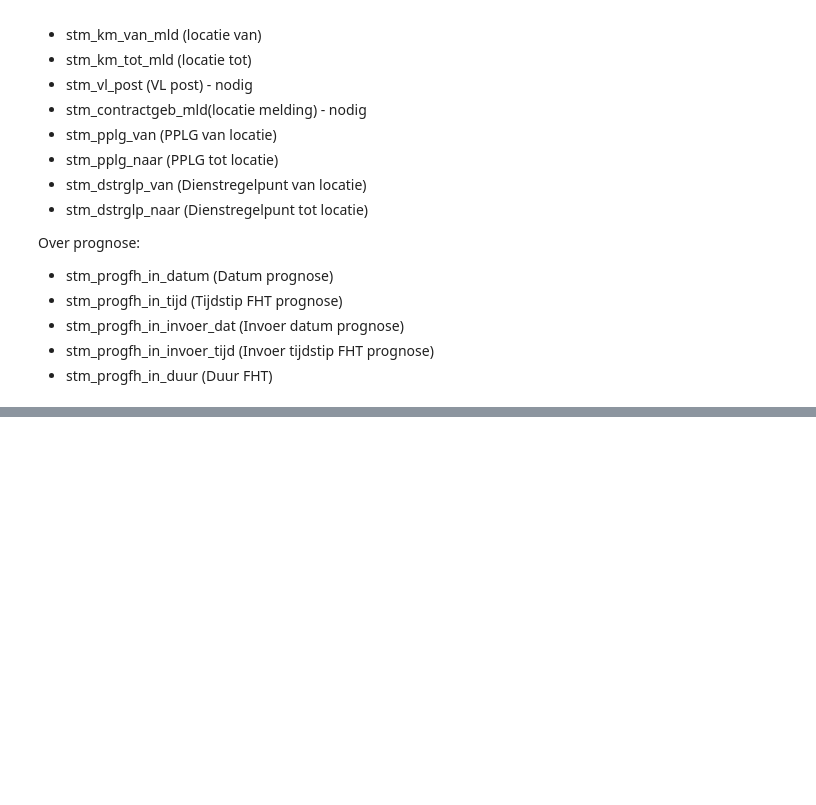
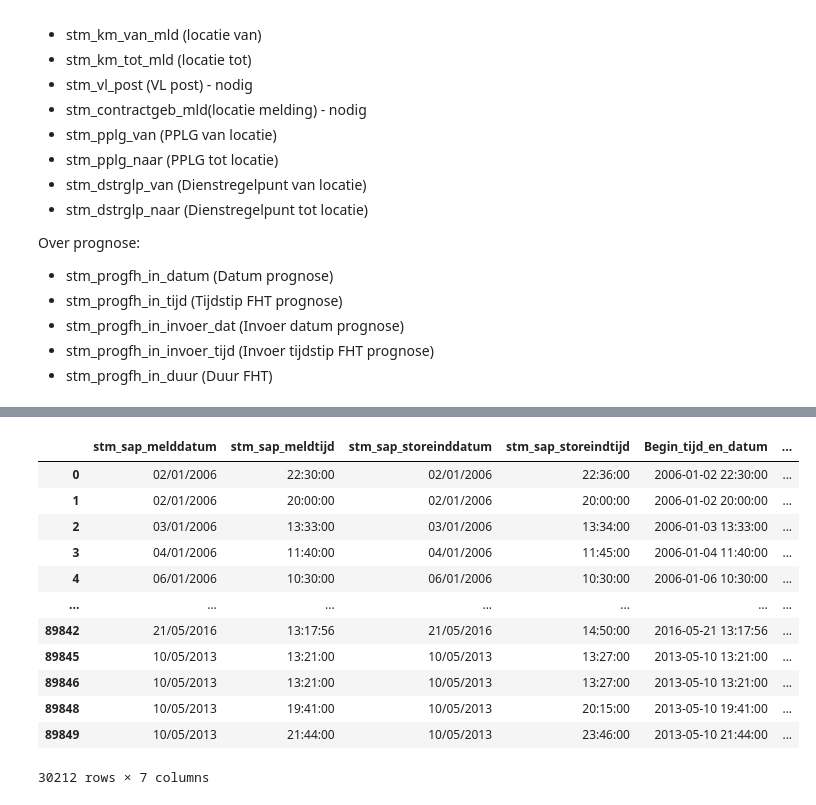
Before and after one commit to frankspak/DDB-groep11, a Jupyter notebook: Project-DDB.ipynb, the cells around one changed output, grey strips where cells are left out. Cells and saved outputs as stored; diff of their text form; code cells hidden in the pictures; blank space fills up the shorter version.

```diff
--- a/Project-DDB.ipynb
+++ b/Project-DDB.ipynb
@@ -206,0 +196,16 @@ Name: Duur fix, dtype: object
+# %%
+Final_begin_eind_tijd.loc[(Final_begin_eind_tijd['Duur fix'] < '0 days 03:00:00')]
+# %% [output]
+|  | stm_sap_melddatum | stm_sap_meldtijd | stm_sap_storeinddatum | stm_sap_storeindtijd | Begin_tijd_en_datum | ... |
+| 0 | 02/01/2006 | 22:30:00 | 02/01/2006 | 22:36:00 | 2006-01-02 22:30:00 | ... |
+| 1 | 02/01/2006 | 20:00:00 | 02/01/2006 | 20:00:00 | 2006-01-02 20:00:00 | ... |
+| 2 | 03/01/2006 | 13:33:00 | 03/01/2006 | 13:34:00 | 2006-01-03 13:33:00 | ... |
+| 3 | 04/01/2006 | 11:40:00 | 04/01/2006 | 11:45:00 | 2006-01-04 11:40:00 | ... |
+| 4 | 06/01/2006 | 10:30:00 | 06/01/2006 | 10:30:00 | 2006-01-06 10:30:00 | ... |
+| ... | ... | ... | ... | ... | ... | ... |
+| 89842 | 21/05/2016 | 13:17:56 | 21/05/2016 | 14:50:00 | 2016-05-21 13:17:56 | ... |
+| 89845 | 10/05/2013 | 13:21:00 | 10/05/2013 | 13:27:00 | 2013-05-10 13:21:00 | ... |
+| 89846 | 10/05/2013 | 13:21:00 | 10/05/2013 | 13:27:00 | 2013-05-10 13:21:00 | ... |
+| 89848 | 10/05/2013 | 19:41:00 | 10/05/2013 | 20:15:00 | 2013-05-10 19:41:00 | ... |
+| 89849 | 10/05/2013 | 21:44:00 | 10/05/2013 | 23:46:00 | 2013-05-10 21:44:00 | ... |
+30212 rows × 7 columns
```
Also changed, not shown: parts of 10 cells of this notebook.
